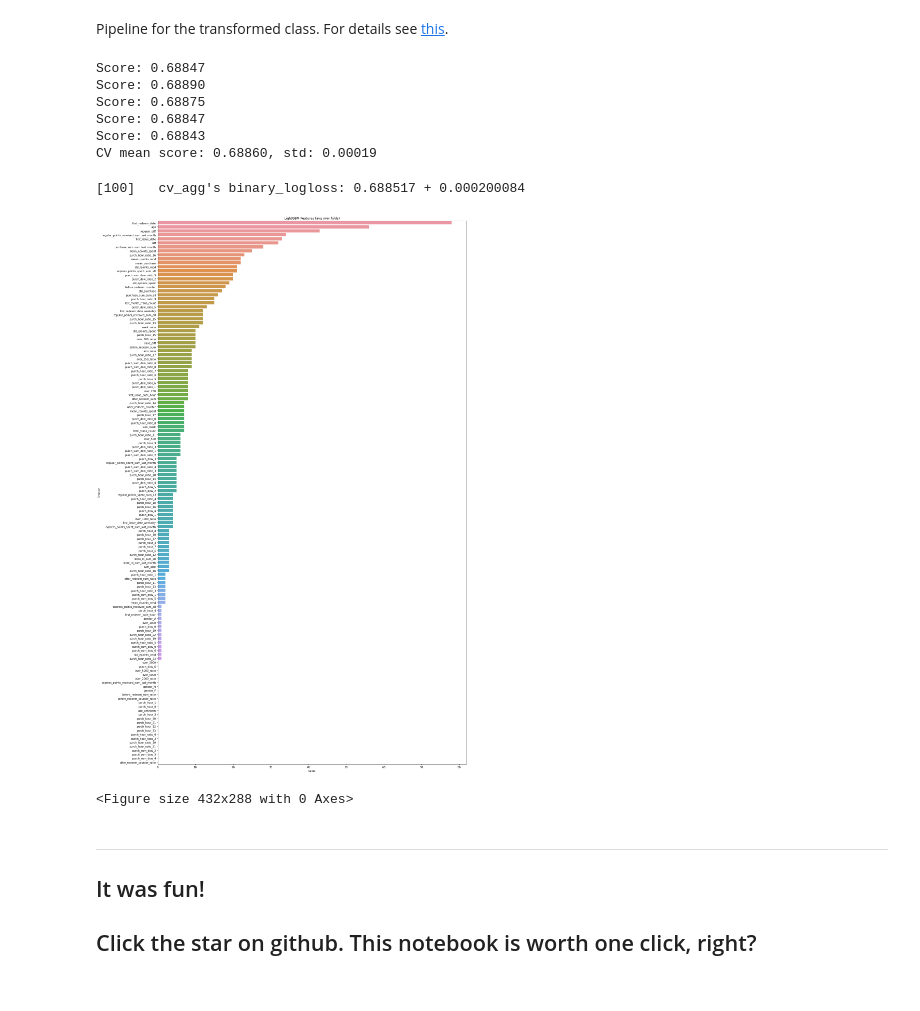
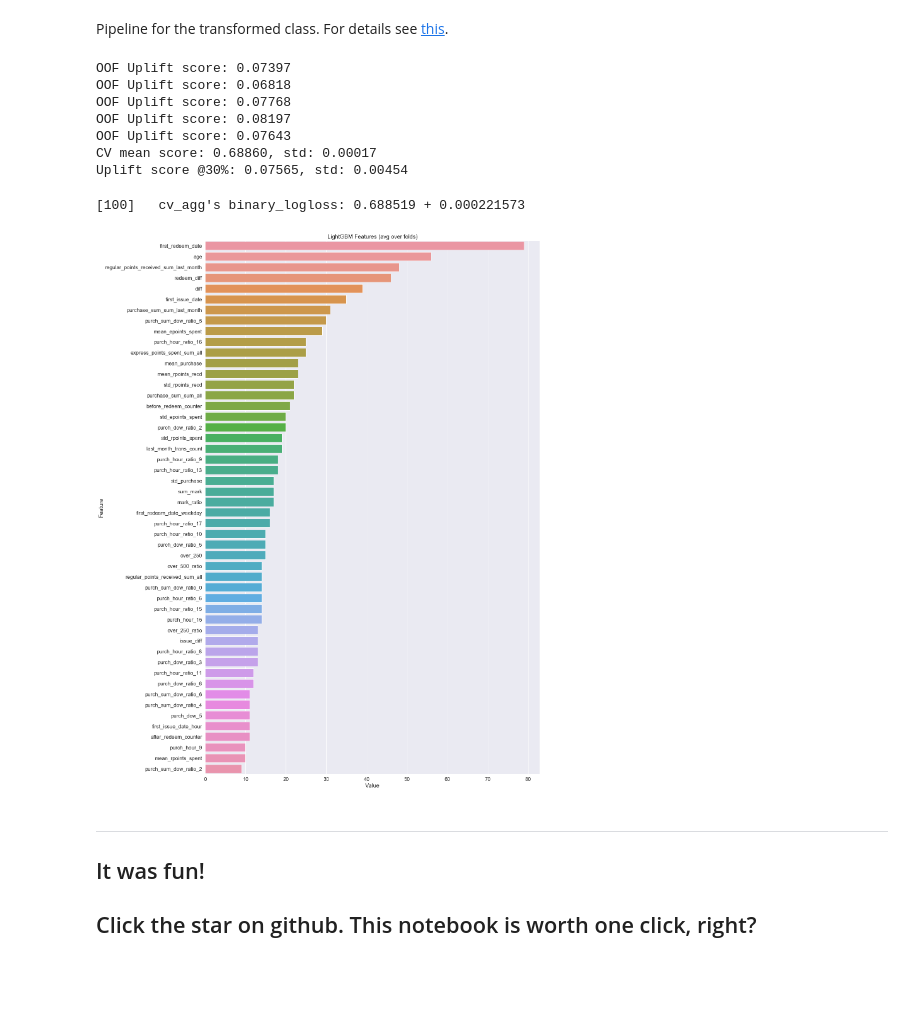
Before and after one commit to olegitor/X5.Uplift.public, a Jupyter notebook: Uplift model.ipynb, the cells around one changed output. Cells and saved outputs as stored; diff of their text form; code cells hidden in the pictures.

Commit message:
Added uplift scoring, minor fixes.

```diff
--- a/Uplift model.ipynb
+++ b/Uplift model.ipynb
@@ -87,9 +146,12 @@ def cv_train_model(model, df_X, df_y, df_X_test, num_folds=5, random_state=0, ve
 # %%
 # find optimal LGBM model using built-in CV training and display the feature importance diagram
 #
-def draw_features_lgbm(df_X, df_y, df_X_test, num_folds=5, random_state=0, verbose=2):
+def draw_features_lgbm(df_X, df_X_test, num_folds=5, random_state=0):
 
     lgbm_params2['random_state'] = random_state
+
+    df_y = (df_X['target'] + df_X['treatment_flg'] + 1) % 2
+    df_X = df_X.drop(['target', 'new_target', 'treatment_flg'], axis=1, errors='ignore')
 
     X = df_X.to_numpy()
     y = df_y.to_numpy()
@@ -105,12 +167,13 @@ def draw_features_lgbm(df_X, df_y, df_X_test, num_folds=5, random_state=0, verbo
     prediction = f.predict_proba(X_test)[:,1]
 
     feature_imp = pd.DataFrame(sorted(zip(f.feature_importances_, df_X.columns)),
-                               columns=['Value','Feature'])
-    plt.figure(figsize=(20, 30))
+                               columns=['Value','Feature']).tail(50)
+    plt.figure(figsize=(20, 25))
+    sns.set(font_scale=1.5)
     sns.barplot(x="Value", y="Feature", data=feature_imp.sort_values(by="Value", ascending=False))
     plt.title('LightGBM Features (avg over folds)')
     plt.tight_layout()
+    plt.savefig('lgbm_importances-01.png')
     plt.show()
-    plt.savefig('lgbm_importances-01.png')
 
     return prediction
@@ -472,22 +557,22 @@ trans_train_X = trans_train_X.drop(['target', 'new_target', 'treatment_flg'], ax
 # %%
-pred = cv_train_model('catboost', trans_train_X, trans_train_y, test_X, verbose=2)
+pred = trans_train_model('catboost', train_X, test_X, verbose=2)
 # %% [output]
-Score: 0.68847
-Score: 0.68890
-Score: 0.68875
-Score: 0.68847
-Score: 0.68843
-CV mean score: 0.68860, std: 0.00019
+OOF Uplift score: 0.07397
+OOF Uplift score: 0.06818
+OOF Uplift score: 0.07768
+OOF Uplift score: 0.08197
+OOF Uplift score: 0.07643
+CV mean score: 0.68860, std: 0.00017
+Uplift score @30%: 0.07565, std: 0.00454
 # %%
 df_submission = pd.DataFrame({'client_id':test_X.index.values,'uplift': pred})
 df_submission.to_csv('sub_4.csv', index=False)
 # %%
 # display feature importance
-pred = draw_features_lgbm(trans_train_X, trans_train_y, test_X, verbose=1)
+pred = draw_features_lgbm(train_X, test_X)
 # %% [output]
-[100]   cv_agg's binary_logloss: 0.688517 + 0.000200084
+[100]   cv_agg's binary_logloss: 0.688519 + 0.000221573
-[figure, old version]
+[figure, new version]
-<Figure size 432x288 with 0 Axes>
 # %% [markdown]
 ***
 
```
Also changed, not shown: parts of 6 cells of this notebook, 6 other files.
